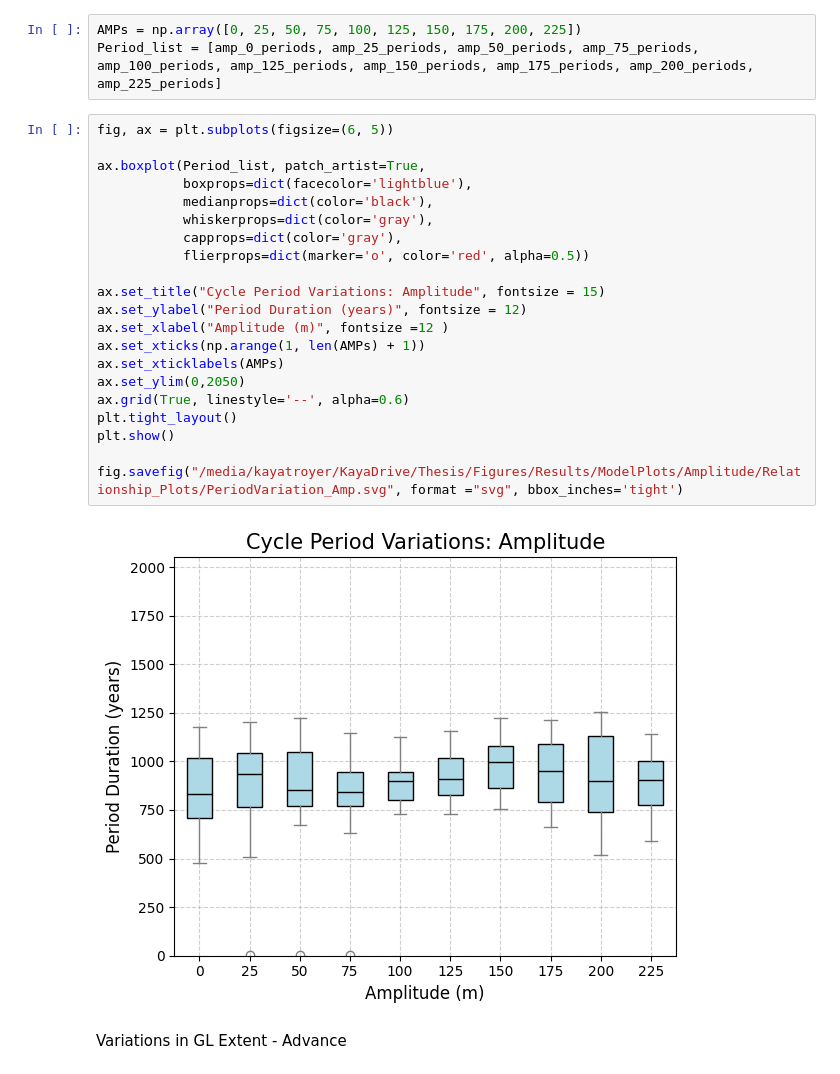
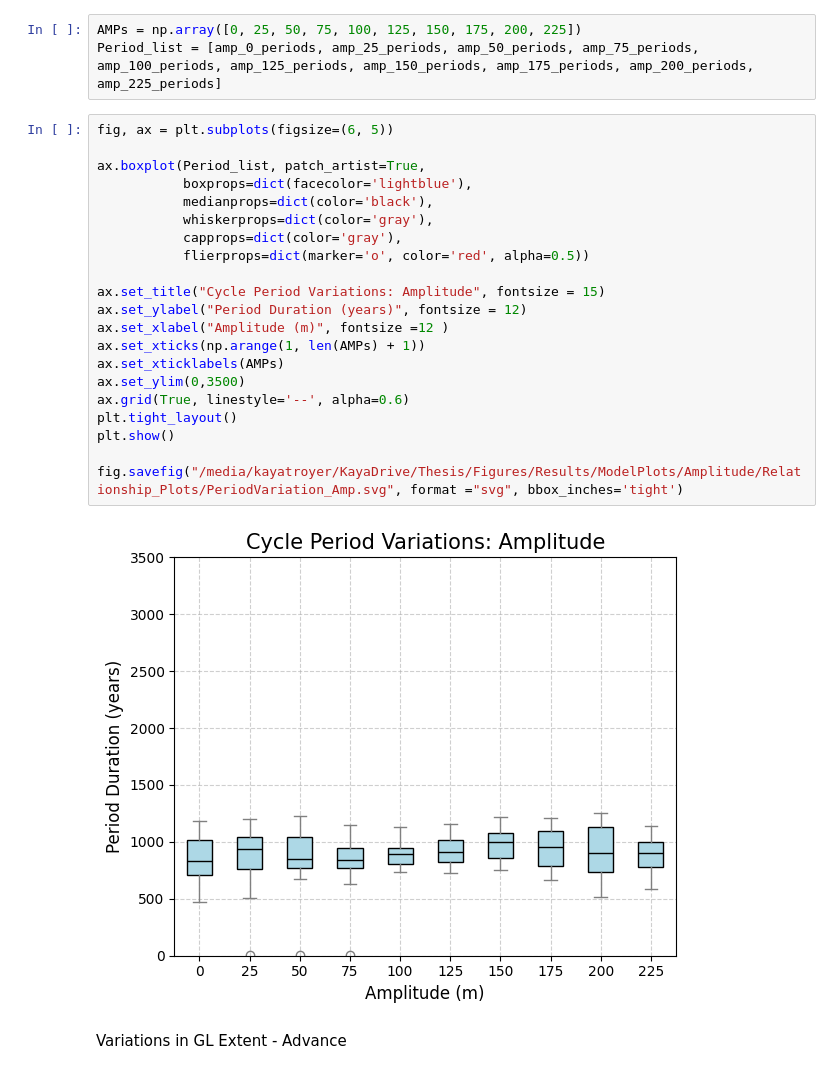
Before and after one commit to ktlix2ski/brinkmodeltest, a Jupyter notebook: Analysis/Amplitude_Tests.ipynb, the cells around one changed output. Cells and saved outputs as stored; diff of their text form.

```diff
--- a/Analysis/Amplitude_Tests.ipynb
+++ b/Analysis/Amplitude_Tests.ipynb
@@ -1266,26 +1448,26 @@ Period_list = [amp_0_periods, amp_25_periods, amp_50_periods, amp_75_periods, am
 # %%
 fig, ax = plt.subplots(figsize=(6, 5))
 
 ax.boxplot(Period_list, patch_artist=True,
            boxprops=dict(facecolor='lightblue'),
            medianprops=dict(color='black'),
            whiskerprops=dict(color='gray'),
            capprops=dict(color='gray'),
            flierprops=dict(marker='o', color='red', alpha=0.5))
 
 ax.set_title("Cycle Period Variations: Amplitude", fontsize = 15)
 ax.set_ylabel("Period Duration (years)", fontsize = 12)
 ax.set_xlabel("Amplitude (m)", fontsize =12 )
 ax.set_xticks(np.arange(1, len(AMPs) + 1))
 ax.set_xticklabels(AMPs)
-ax.set_ylim(0,2050)
+ax.set_ylim(0,3500)
 ax.grid(True, linestyle='--', alpha=0.6)
 plt.tight_layout()
 plt.show()
 
 fig.savefig("/media/kayatroyer/KayaDrive/Thesis/Figures/Results/ModelPlots/Amplitude/Relationship_Plots/PeriodVariation_Amp.svg", format ="svg", bbox_inches='tight')
 # %% [output]
-[figure, old version]
+[figure, new version]
 # %% [markdown]
 Variations in GL Extent - Advance
 # %%
```
Also changed, not shown: parts of 17 cells of this notebook, 7 other files.
